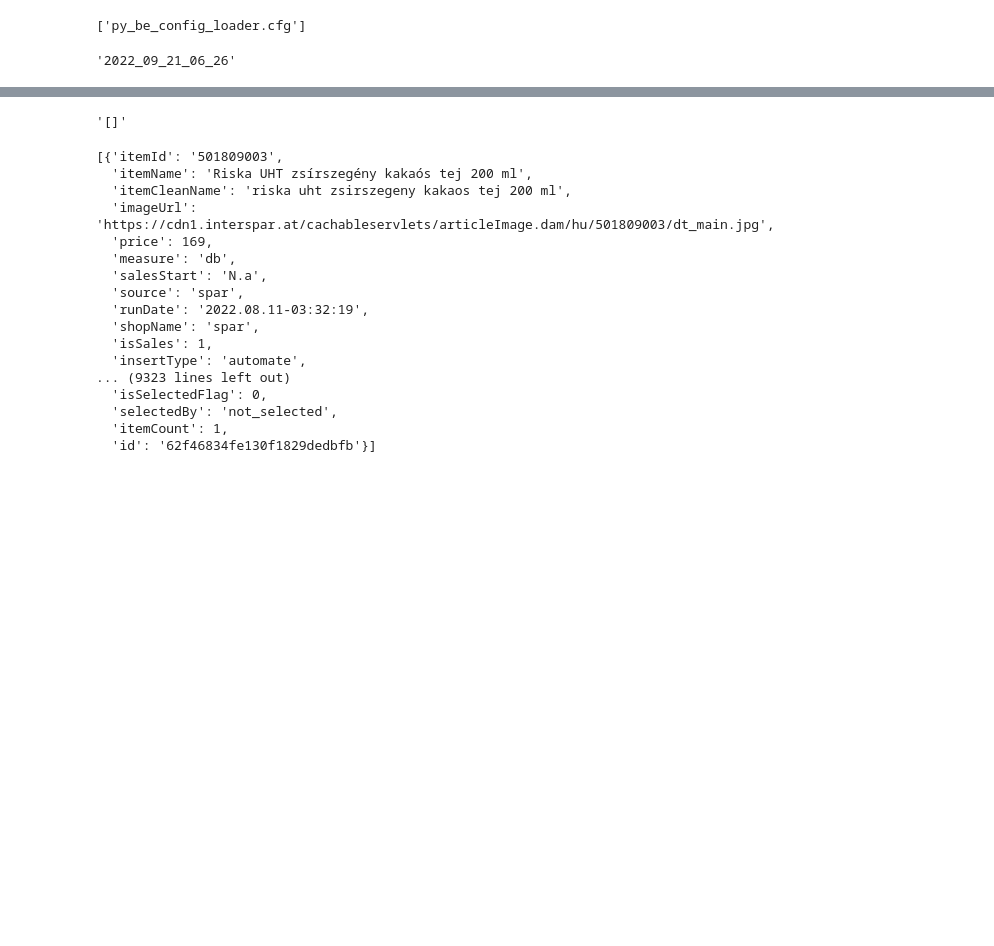
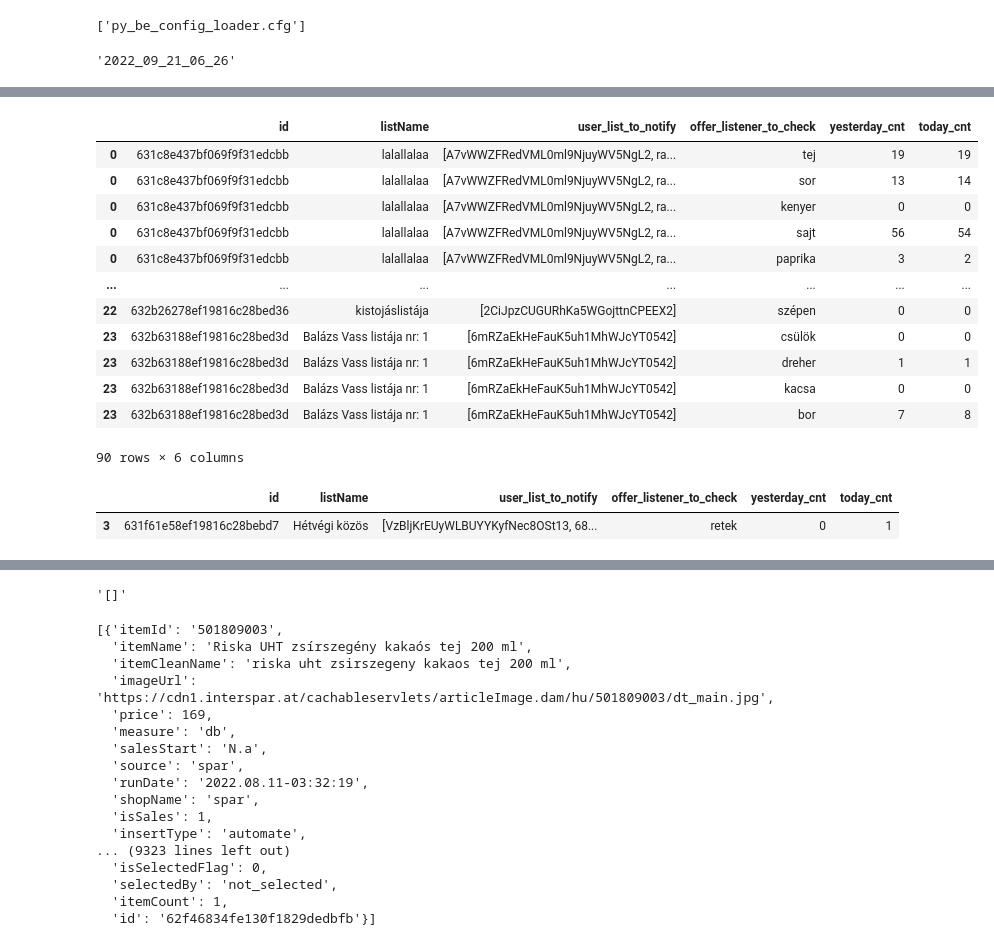
Before and after one commit to kulig1985/hot-deals-py-be, a Jupyter notebook: mongo_debug_search.ipynb, the cells around one changed output, grey strips where cells are left out. Cells and saved outputs as stored; diff of their text form; code cells hidden in the pictures; blank space fills up the shorter version.

```diff
--- a/mongo_debug_search.ipynb
+++ b/mongo_debug_search.ipynb
@@ -46,0 +132,2 @@ item_name = 'tej cukor'
+# %%
+all_valid_shopping_list_explode = all_valid_shopping_list.explode('offer_listener_to_check')
@@ -46,0 +165,29 @@ item_name = 'tej cukor'
+# %%
+distinct_time_keys = offer_collection.distinct('timeKey')
+time_keys = []
+
+time_keys.append(distinct_time_keys[-2])
+time_keys.append(distinct_time_keys[-1])
+# %%
+def check_offer_count(x):
+
+    count_result = []
+
+    for time_key in time_keys:
+
+        pipeline = [{'$match': {'$and': [
+            {'itemCleanName': {'$regex': r'\b' + x['offer_listener_to_check'] + r'\b'}},
+            {'timeKey': {'$eq': time_key}},
+            {'isSales': 1},]}}, {'$count' : 'offerCount'}]
+
+        print(pipeline)
+
+        result = dumps(offer_collection.aggregate(pipeline))
+        try:
+            count_result.append(json.loads(result)[0]['offerCount'])
+        except Exception as e:
+            count_result.append(0)
+
+    return pd.Series(count_result, index=['yesterday_cnt', 'today_cnt'])
+# %%
+all_valid_shopping_list_explode[['yesterday_cnt', 'today_cnt']] = all_valid_shopping_list_explode.apply(check_offer_count,1)
@@ -46,0 +212,22 @@ item_name = 'tej cukor'
+# %%
+all_valid_shopping_list_explode
+# %% [output]
+|  | id | listName | user_list_to_notify | offer_listener_to_check | yesterday_cnt | today_cnt |
+| 0 | 631c8e437bf069f9f31edcbb | lalallalaa | [A7vWWZFRedVML0ml9NjuyWV5NgL2, ra... | tej | 19 | 19 |
+| 0 | 631c8e437bf069f9f31edcbb | lalallalaa | [A7vWWZFRedVML0ml9NjuyWV5NgL2, ra... | sor | 13 | 14 |
+| 0 | 631c8e437bf069f9f31edcbb | lalallalaa | [A7vWWZFRedVML0ml9NjuyWV5NgL2, ra... | kenyer | 0 | 0 |
+| 0 | 631c8e437bf069f9f31edcbb | lalallalaa | [A7vWWZFRedVML0ml9NjuyWV5NgL2, ra... | sajt | 56 | 54 |
+| 0 | 631c8e437bf069f9f31edcbb | lalallalaa | [A7vWWZFRedVML0ml9NjuyWV5NgL2, ra... | paprika | 3 | 2 |
+| ... | ... | ... | ... | ... | ... | ... |
+| 22 | 632b26278ef19816c28bed36 | kistojáslistája | [2CiJpzCUGURhKa5WGojttnCPEEX2] | szépen | 0 | 0 |
+| 23 | 632b63188ef19816c28bed3d | Balázs Vass listája nr: 1 | [6mRZaEkHeFauK5uh1MhWJcYT0542] | csülök | 0 | 0 |
+| 23 | 632b63188ef19816c28bed3d | Balázs Vass listája nr: 1 | [6mRZaEkHeFauK5uh1MhWJcYT0542] | dreher | 1 | 1 |
+| 23 | 632b63188ef19816c28bed3d | Balázs Vass listája nr: 1 | [6mRZaEkHeFauK5uh1MhWJcYT0542] | kacsa | 0 | 0 |
+| 23 | 632b63188ef19816c28bed3d | Balázs Vass listája nr: 1 | [6mRZaEkHeFauK5uh1MhWJcYT0542] | bor | 7 | 8 |
+90 rows × 6 columns
+# %%
+all_valid_shopping_list_explode.loc[(all_valid_shopping_list_explode['yesterday_cnt'] == 0) &
+                                    (all_valid_shopping_list_explode['today_cnt'] > 0)]
+# %% [output]
+|  | id | listName | user_list_to_notify | offer_listener_to_check | yesterday_cnt | today_cnt |
+| 3 | 631f61e58ef19816c28bebd7 | Hétvégi közös | [VzBljKrEUyWLBUYYKyfNec8OSt13, 68... | retek | 0 | 1 |
```
Also changed, not shown: parts of 27 cells of this notebook, 1 other file.
